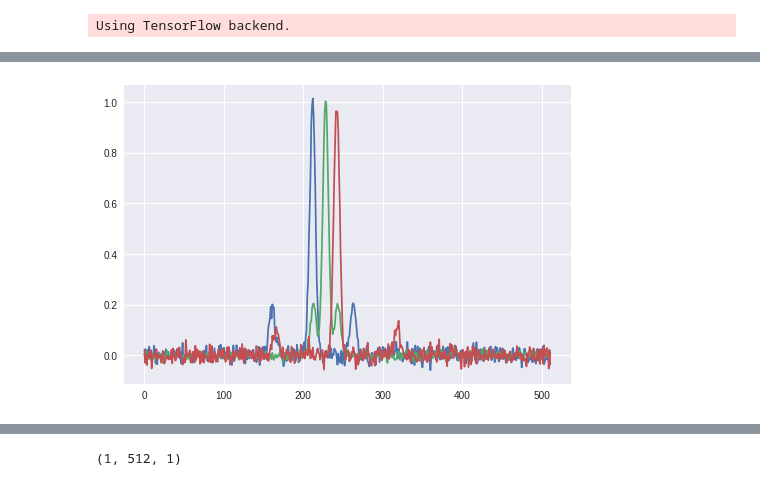
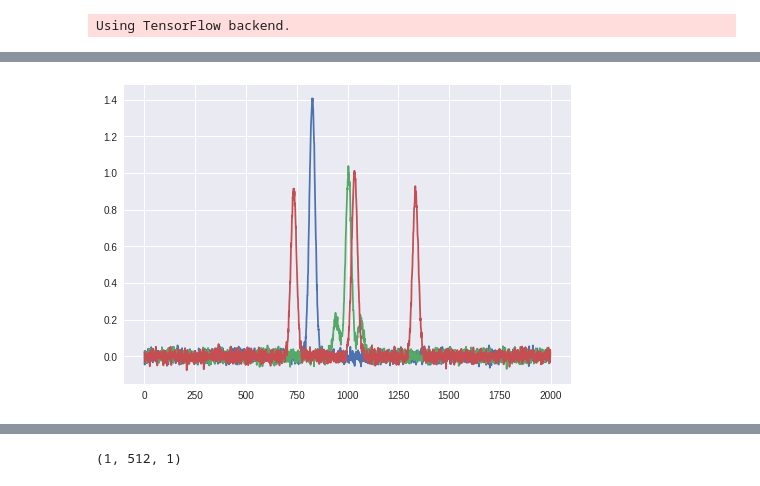
Before and after one commit to cygkichi/dl4us_test, a Jupyter notebook: 1D_CNN.ipynb, the cells around one changed output, grey strips where cells are left out. Saved outputs shown, nothing was run; the diff lists cells and outputs as text; code cells hidden in the pictures.

```diff
--- a/1D_CNN.ipynb
+++ b/1D_CNN.ipynb
@@ -16,34 +40,29 @@ Using TensorFlow backend.
 # %%
 # Generate Data
 def xs_data(label=0):
-    def func(N=512, m=50, s1=1, s2=1, d=10, da=0.2, ra=0.02):
+    def func(N=2000, m=50, s1=1, s2=1, d=10, da=0.2, ra=0.02):
         xs = np.linspace(0,100,N)
         ys = np.zeros(N)
         ys += np.exp(-((xs-m  )/s1)**2)
         ys += np.exp(-((xs-m-d)/s2)**2) * da
         ys += np.exp(-((xs-m+d)/s2)**2) * da
         ys += np.random.randn(N) * ra
         return ys
 
     m = 40 + 20*np.random.rand()
     if label == 0:
-        return func(m=m, d=10)
+        return func(m=m, d=0)
     elif label == 1:
-        return func(m=m, d=3, ra=0.01)
+        return func(m=m, d=3,  da=0.2)
     elif label == 2:
-        return func(m=m, d=15, da=0.1)
+        return func(m=m, d=15, da=0.9)
 
 plt.plot(xs_data(label = 0))
 plt.plot(xs_data(label = 1))
 plt.plot(xs_data(label = 2))
 plt.show()
-
-#x_train = np.random.rand(10,512,1)
-#y_train = np.random.rand(10,10)
-#x_valid = np.random.rand(10,512,1)
-#y_valid = np.random.rand(10,10)
 # %% [output]
-[figure, old version]
+[figure, new version]
 # %%
 num_samples = 1000
 num_labels  = 3
```
Also changed, not shown: parts of 10 cells of this notebook.
